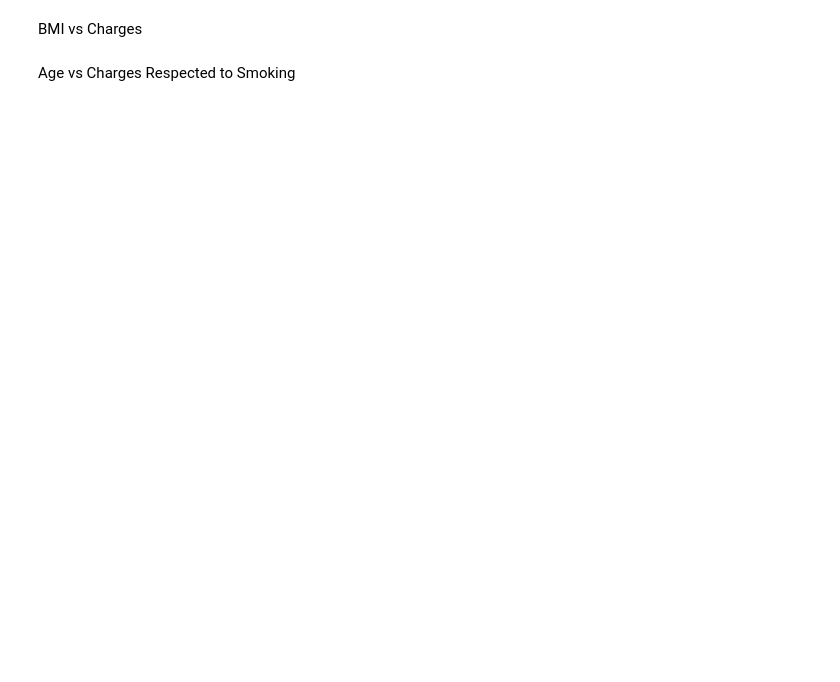
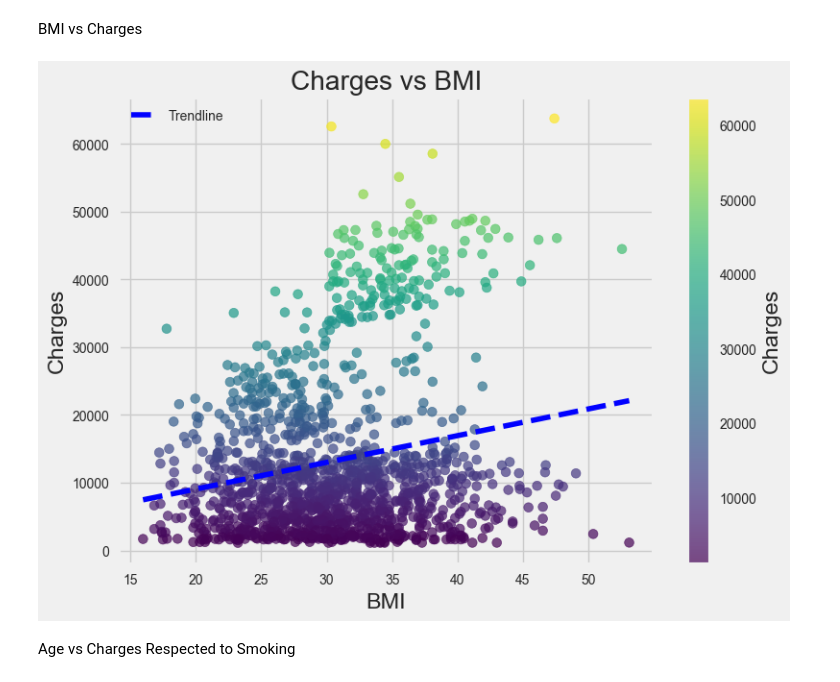
Before and after one commit to bladiwal/Project-1--Insurance-Claim, a Jupyter notebook: Insurance.ipynb, the cells around one changed output. Cells and saved outputs as stored; diff of their text form; code cells hidden in the pictures; blank space fills up the shorter version.

```diff
--- a/Insurance.ipynb
+++ b/Insurance.ipynb
@@ -152,2 +165,34 @@ fig_BMI.show()
+# %%
+# Extract data from the DataFrame
+bmi = insurance['BMI']
+charges = insurance['Charges']
+
+# Create a scatter plot
+plt.figure(figsize=(8, 6))
+plt.scatter(bmi, charges, c=charges, cmap='viridis', alpha=0.7)
+
+# Add labels and title
+plt.xlabel('BMI')
+plt.ylabel('Charges')
+plt.title('Charges vs BMI')
+
+# Add a colorbar
+plt.colorbar(label='Charges')
+
+# Perform linear regression
+slope, intercept, _, _, _ = linregress(bmi, charges)
+x_values = np.linspace(min(bmi), max(bmi), 100)
+y_values = slope * x_values + intercept
+
+# Add the trendline
+plt.plot(x_values, y_values, color='blue', linestyle='--', label='Trendline')
+
+# Show the legend
+plt.legend()
+
+# Show the plot
+plt.show()
+# %% [output]
+[figure, added]
 # %% [markdown]
 Age vs Charges Respected to Smoking
```
Also changed, not shown: parts of 18 cells of this notebook.
